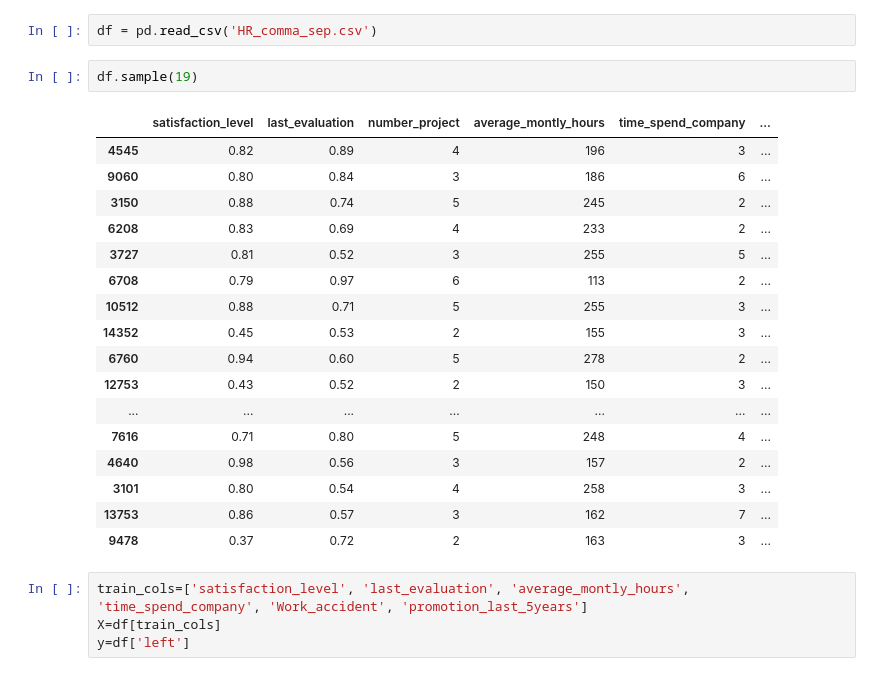
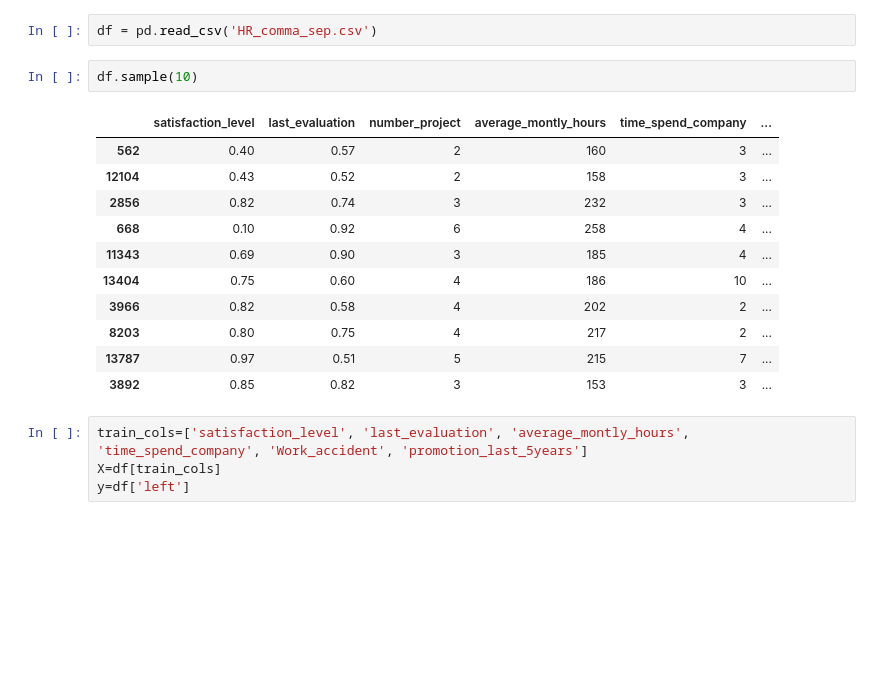
Before and after one commit to jorgeordovi/receiver_operating_characteristics, a Jupyter notebook: roc_ops.ipynb, the cells around one changed output. Drawn from its saved outputs; the diff is of its cells as text; blank space fills up the shorter version.

```diff
--- a/roc_ops.ipynb
+++ b/roc_ops.ipynb
@@ -17,25 +17,19 @@ import pandas as pd
 # %%
 df = pd.read_csv('HR_comma_sep.csv')
 # %%
-df.sample(19)
+df.sample(10)
 # %% [output]
 |  | satisfaction_level | last_evaluation | number_project | average_montly_hours | time_spend_company | ... |
-| 4545 | 0.82 | 0.89 | 4 | 196 | 3 | ... |
-| 9060 | 0.80 | 0.84 | 3 | 186 | 6 | ... |
-| 3150 | 0.88 | 0.74 | 5 | 245 | 2 | ... |
-| 6208 | 0.83 | 0.69 | 4 | 233 | 2 | ... |
-| 3727 | 0.81 | 0.52 | 3 | 255 | 5 | ... |
-| 6708 | 0.79 | 0.97 | 6 | 113 | 2 | ... |
-| 10512 | 0.88 | 0.71 | 5 | 255 | 3 | ... |
-| 14352 | 0.45 | 0.53 | 2 | 155 | 3 | ... |
-| 6760 | 0.94 | 0.60 | 5 | 278 | 2 | ... |
-| 12753 | 0.43 | 0.52 | 2 | 150 | 3 | ... |
-| ... | ... | ... | ... | ... | ... | ... |
-| 7616 | 0.71 | 0.80 | 5 | 248 | 4 | ... |
-| 4640 | 0.98 | 0.56 | 3 | 157 | 2 | ... |
-| 3101 | 0.80 | 0.54 | 4 | 258 | 3 | ... |
-| 13753 | 0.86 | 0.57 | 3 | 162 | 7 | ... |
-| 9478 | 0.37 | 0.72 | 2 | 163 | 3 | ... |
+| 562 | 0.40 | 0.57 | 2 | 160 | 3 | ... |
+| 12104 | 0.43 | 0.52 | 2 | 158 | 3 | ... |
+| 2856 | 0.82 | 0.74 | 3 | 232 | 3 | ... |
+| 668 | 0.10 | 0.92 | 6 | 258 | 4 | ... |
+| 11343 | 0.69 | 0.90 | 3 | 185 | 4 | ... |
+| 13404 | 0.75 | 0.60 | 4 | 186 | 10 | ... |
+| 3966 | 0.82 | 0.58 | 4 | 202 | 2 | ... |
+| 8203 | 0.80 | 0.75 | 4 | 217 | 2 | ... |
+| 13787 | 0.97 | 0.51 | 5 | 215 | 7 | ... |
+| 3892 | 0.85 | 0.82 | 3 | 153 | 3 | ... |
 # %%
 train_cols=['satisfaction_level', 'last_evaluation', 'average_montly_hours', 'time_spend_company', 'Work_accident', 'promotion_last_5years']
 X=df[train_cols]
```
Also changed, not shown: parts of 1 cell of this notebook.
